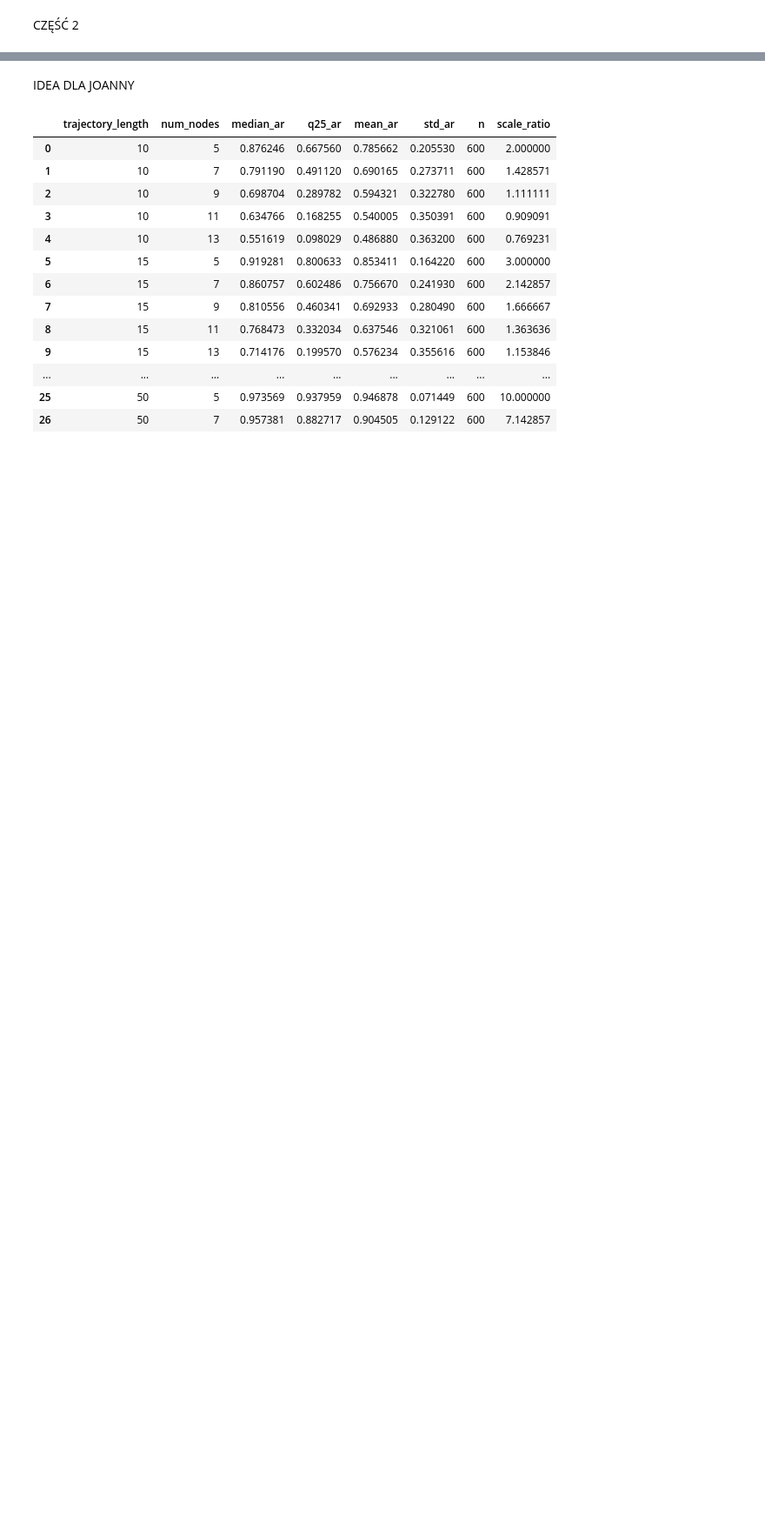
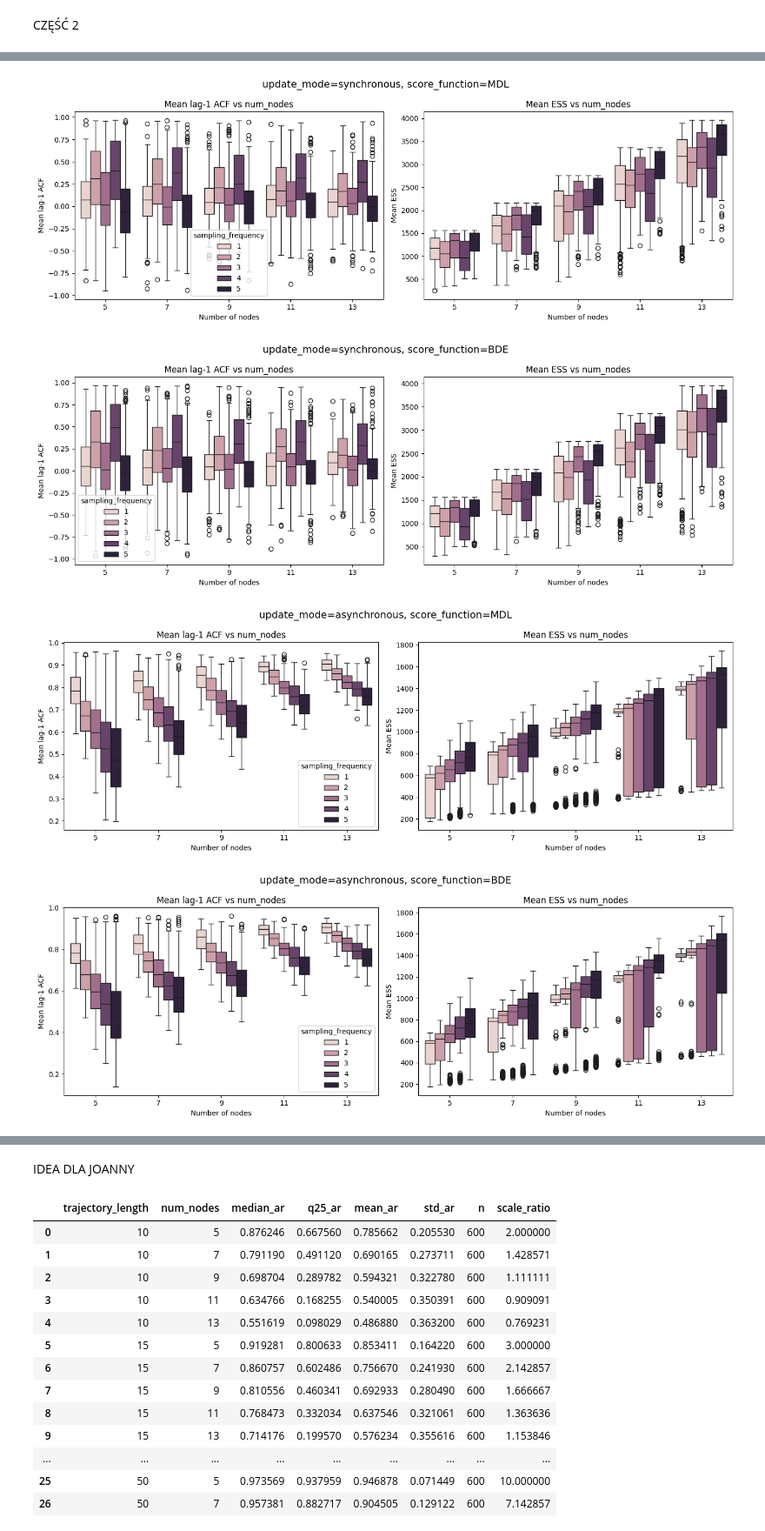
Before and after one commit to maxi7524/SAD2_final_project, a Jupyter notebook: notebooks/raport_max.ipynb, the cells around one changed output, grey strips where cells are left out. Shown at 87% size. Cells and saved outputs as stored; diff of their text form; code cells hidden in the pictures; blank space fills up the shorter version.

Commit message:
time series analysis first anylsis in report, metrics challenge, wanted to pull

```diff
--- a/notebooks/raport_max.ipynb
+++ b/notebooks/raport_max.ipynb
@@ -12,11 +12,13 @@ if cwd.name == "notebooks":
     os.chdir(cwd.parent)
 print(os.getcwd())
 ## create paths
-DATA_PATH = Path('data/trajectory_length_vs_attractors')
+DATA_PATH = Path('data/trajectory_length_vs_attractors1')
+df = loader_obsolete_data(DATA_PATH / 'results/metadata.csv', DATA_PATH / 'results/joined_results_trajectory_length_vs_attractors.csv')
 # %% [output]
 /home/maxi7524/repositories/SAD2_final_project
 # %%
 df = loader_obsolete_data(DATA_PATH / 'results/metadata.csv', DATA_PATH / 'results/joined_results_trajectory_length_vs_attractors.csv')
-metrics_list=['TP', 'FP', 'FN', 'precision', 'recall', 'sensitivity', 'AHD', 'SHD', 'EHD', 'SID']
-df = add_missing_metrics_from_experiment(df, DATA_PATH, metrics_list, after_idx='attractor_ratio')
+metrics_list=['TP', 'FP', 'FN', 'f1', 'accuracy', 'precision', 'recall', 'sensitivity', 'AHD', 'SHD', 'EHD', 'SID']
+df = add_missing_metrics_from_experiment(df, DATA_PATH, metrics_list, after_column='attractor_ratio')
+df
 # %% [output]
@@ -77,0 +44,3 @@ load_external_data()
+# %%
+from sad2_final_project.analysis import analyze_datasets_from_index
+df_series =  analyze_datasets_from_index(df, 'condition_id_name', DATA_PATH, 1)
@@ -77,0 +65,49 @@ load_external_data()
+# %%
+for update_mode in df_series["update_mode"].unique():
+    for score_function in df_series["score_function"].unique():
+
+        df_sub = df_series[
+            (df_series["update_mode"] == update_mode) &
+            (df_series["score_function"] == score_function)
+        ]
+
+        fig, axes = plt.subplots(1, 2, figsize=(14, 5), sharex=True)
+
+        sns.boxplot(
+            data=df_sub,
+            x="num_nodes",
+            y="mean_lag1_acf",
+            hue="sampling_frequency",
+            ax=axes[0]
+        )
+        axes[0].set_title("Mean lag-1 ACF vs num_nodes")
+        axes[0].set_xlabel("Number of nodes")
+        axes[0].set_ylabel("Mean lag-1 ACF")
+
+        sns.boxplot(
+            data=df_sub,
+            x="num_nodes",
+            y="mean_ess",
+            hue="sampling_frequency",
+            ax=axes[1]
+        )
+        axes[1].set_title("Mean ESS vs num_nodes")
+        axes[1].set_xlabel("Number of nodes")
+        axes[1].set_ylabel("Mean ESS")
+
+        # legenda tylko raz
+        axes[1].legend_.remove()
+        axes[0].legend(title="sampling_frequency")
+
+        fig.suptitle(
+            f"update_mode={update_mode}, score_function={score_function}",
+            fontsize=14
+        )
+
+        plt.tight_layout()
+        plt.show()
+# %% [output]
+[figure, added]
+[figure, added]
+[figure, added]
+[figure, added]
```
Also changed, not shown: parts of 10 cells of this notebook, 5 other files.
